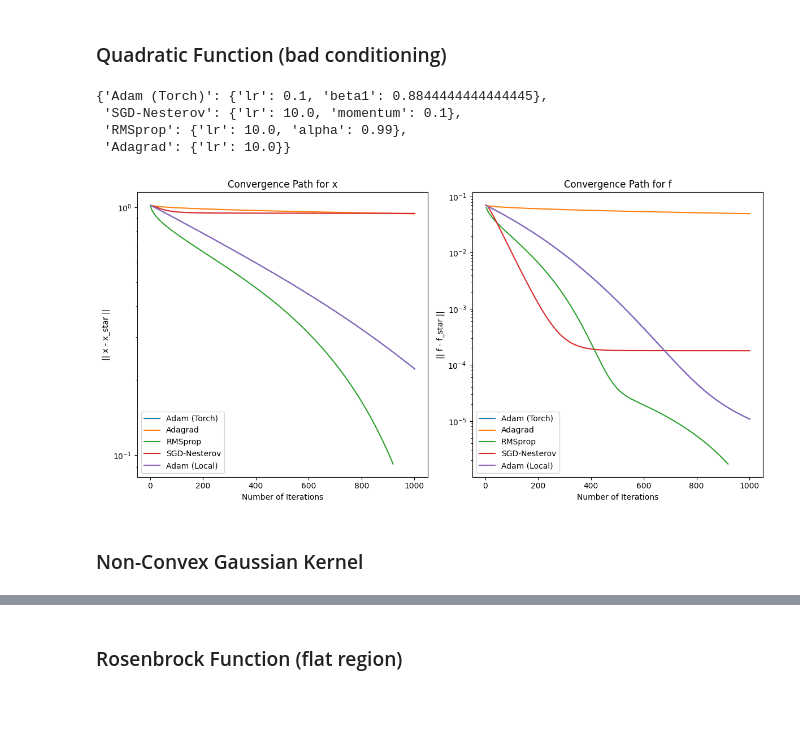
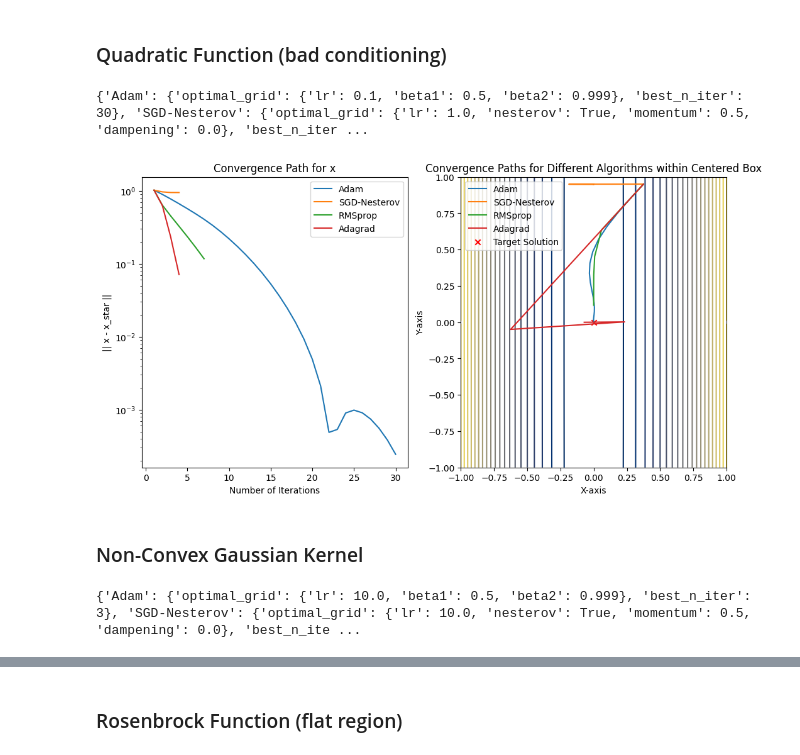
Before and after one commit to JulesBrable/AdvancedML, a Jupyter notebook: notebooks/algorithms.ipynb, the cells around one changed output, grey strips where cells are left out. Drawn from its saved outputs; the diff is of its cells as text; code cells hidden in the pictures; blank space fills up the shorter version.

```diff
--- a/notebooks/algorithms.ipynb
+++ b/notebooks/algorithms.ipynb
@@ -406,12 +316,2 @@ plot_convergence(sols_quad1, vals_quad1, x_star, f_star)
 # %% [markdown]
 ### Quadratic Function (bad conditioning)
-# %%
-quad_2, quad_2_prime = mk_quad(epsilon=0.98)
-quad_2_torch, _ = mk_quad_torch(epsilon=0.98)
-best_params = tune_params_wrap(x_init=x_init, x_star=[0, 0], f_star=0.0, loss_fn=quad_2_torch)
-best_params
-# %% [output]
-{'Adam (Torch)': {'lr': 0.1, 'beta1': 0.8844444444444445},
- 'SGD-Nesterov': {'lr': 10.0, 'momentum': 0.1},
- 'RMSprop': {'lr': 10.0, 'alpha': 0.99},
- 'Adagrad': {'lr': 10.0}}
@@ -430,7 +318,13 @@ sols_quad2, vals_quad2 = optimize_function(
-# %%
-x_star, f_star = np.array([0, 0]), 0.0
-plot_convergence(sols_quad2, vals_quad2, x_star, f_star)
-# %% [output]
-[figure, removed]
+# %%
+sol_quad2, val_quad2 = optimize_worklow(
+    optimizers, param_grids, x_init, loss_fn=quadratic_bad, loss_grad=quadratic_bad_grad
+)
+# %% [output]
+{'Adam': {'optimal_grid': {'lr': 0.1, 'beta1': 0.5, 'beta2': 0.999}, 'best_n_iter': 30}, 'SGD-Nesterov': {'optimal_grid': {'lr': 1.0, 'nesterov': True, 'momentum': 0.5, 'dampening': 0.0}, 'best_n_iter ...
+# %%
+# Plot convergence paths for different algorithms within a box
+plot_multiple_convergence_paths(sol_quad2, quadratic_bad, x_star, box_scale=1)
+# %% [output]
+[figure, added]
 # %% [markdown]
 ### Non-Convex Gaussian Kernel
@@ -447,0 +331,7 @@ sols_gauss, vals_gauss = optimize_function(
+# %%
+sol_gauss, val_gauss = optimize_worklow(
+    optimizers, param_grids, x_init,
+    loss_fn=gauss, loss_grad=gauss_grad
+)
+# %% [output]
+{'Adam': {'optimal_grid': {'lr': 10.0, 'beta1': 0.5, 'beta2': 0.999}, 'best_n_iter': 3}, 'SGD-Nesterov': {'optimal_grid': {'lr': 10.0, 'nesterov': True, 'momentum': 0.5, 'dampening': 0.0}, 'best_n_ite ...
```
Also changed, not shown: parts of 32 cells of this notebook, 5 other files.
